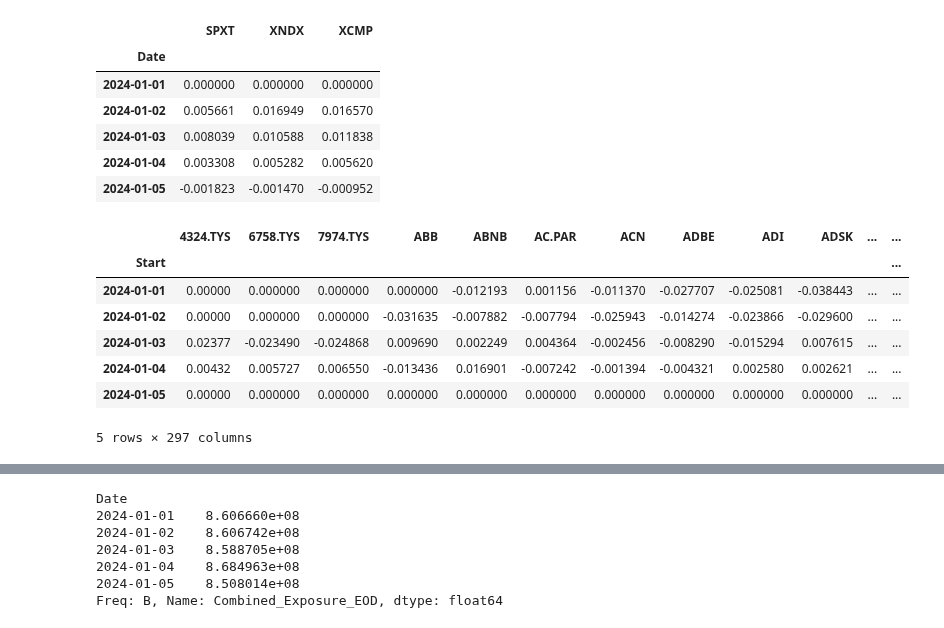
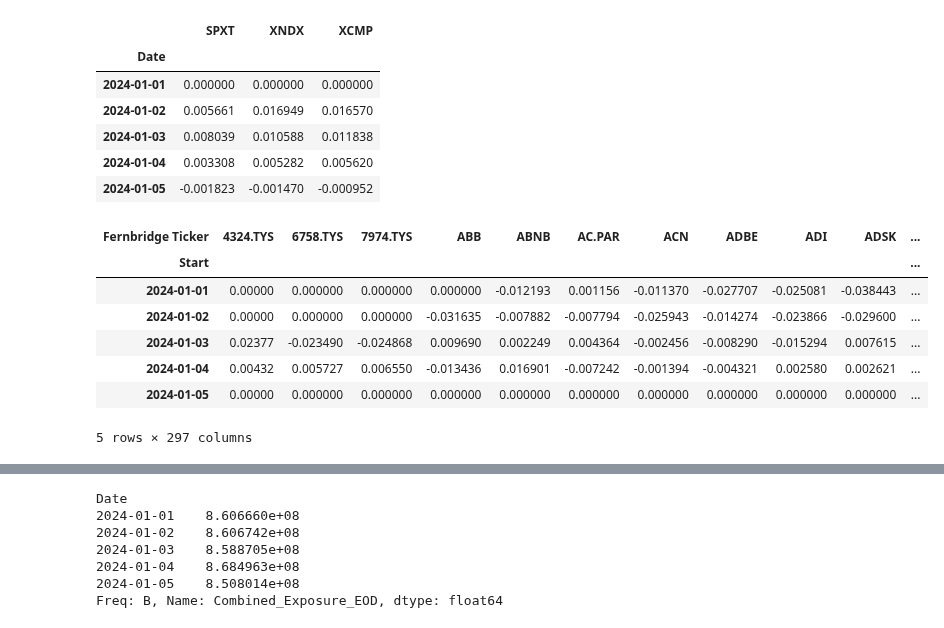
Before and after one commit to sparshsah/foggy-demo, a Jupyter notebook: demo/playground/fcm-dev-trader-case.ipynb, the cells around one changed output, grey strips where cells are left out. Drawn from its saved outputs; the diff is of its cells as text; code cells hidden in the pictures.

```diff
--- a/demo/playground/fcm-dev-trader-case.ipynb
+++ b/demo/playground/fcm-dev-trader-case.ipynb
@@ -96,40 +98,41 @@ def get_excess_returns_for_stocks(
     """Get excess returns for stocks, provided a financing rate."""
     r = pd.read_excel(
         DATA_FILENAME,
         sheet_name="Raw Market Data",
         usecols="H,O:KY",
         index_col=0,
         skiprows=2,
     )
     # drop blank first row
     r = r.iloc[1:, :]
     r = r.asfreq(freq="D")
     r = r.fillna(0)
     # Get rid of spurious zero returns over weekends.
     # TODO(sparsh): Take into account trading holidays
     #     using e.g. `holidays` or `pandas-market-calendars`.
     r = r.asfreq(freq="B")
     xr = r - financing_rate
     # rename
     unmapped_tickers = xr.columns.difference(
         mapping_from_bbg_to_fernbridge_ticker.index
     )
     if not unmapped_tickers.empty:
         raise RuntimeError(f"Unmapped tickers! {unmapped_tickers}")
     xr = xr.rename(columns=mapping_from_bbg_to_fernbridge_ticker)
+    xr = xr.loc[:, universe.index]
     return xr
 
 
 excess_returns_for_stocks = get_excess_returns_for_stocks()
 excess_returns_for_stocks.head()
 # %% [output]
-|  | 4324.TYS | 6758.TYS | 7974.TYS | ABB | ABNB | AC.PAR | ACN | ADBE | ADI | ADSK | ... | ... |
-| Start |  |  |  |  |  |  |  |  |  |  |  | ... |
-| 2024-01-01 | 0.00000 | 0.000000 | 0.000000 | 0.000000 | -0.012193 | 0.001156 | -0.011370 | -0.027707 | -0.025081 | -0.038443 | ... | ... |
-| 2024-01-02 | 0.00000 | 0.000000 | 0.000000 | -0.031635 | -0.007882 | -0.007794 | -0.025943 | -0.014274 | -0.023866 | -0.029600 | ... | ... |
-| 2024-01-03 | 0.02377 | -0.023490 | -0.024868 | 0.009690 | 0.002249 | 0.004364 | -0.002456 | -0.008290 | -0.015294 | 0.007615 | ... | ... |
-| 2024-01-04 | 0.00432 | 0.005727 | 0.006550 | -0.013436 | 0.016901 | -0.007242 | -0.001394 | -0.004321 | 0.002580 | 0.002621 | ... | ... |
-| 2024-01-05 | 0.00000 | 0.000000 | 0.000000 | 0.000000 | 0.000000 | 0.000000 | 0.000000 | 0.000000 | 0.000000 | 0.000000 | ... | ... |
+| Fernbridge Ticker | 4324.TYS | 6758.TYS | 7974.TYS | ABB | ABNB | AC.PAR | ACN | ADBE | ADI | ADSK | ... |
+| Start |  |  |  |  |  |  |  |  |  |  | ... |
+| 2024-01-01 | 0.00000 | 0.000000 | 0.000000 | 0.000000 | -0.012193 | 0.001156 | -0.011370 | -0.027707 | -0.025081 | -0.038443 | ... |
+| 2024-01-02 | 0.00000 | 0.000000 | 0.000000 | -0.031635 | -0.007882 | -0.007794 | -0.025943 | -0.014274 | -0.023866 | -0.029600 | ... |
+| 2024-01-03 | 0.02377 | -0.023490 | -0.024868 | 0.009690 | 0.002249 | 0.004364 | -0.002456 | -0.008290 | -0.015294 | 0.007615 | ... |
+| 2024-01-04 | 0.00432 | 0.005727 | 0.006550 | -0.013436 | 0.016901 | -0.007242 | -0.001394 | -0.004321 | 0.002580 | 0.002621 | ... |
+| 2024-01-05 | 0.00000 | 0.000000 | 0.000000 | 0.000000 | 0.000000 | 0.000000 | 0.000000 | 0.000000 | 0.000000 | 0.000000 | ... |
 5 rows × 297 columns
 # %%
 def _get_pflio_dta() -> pd.DataFrame:
```
Also changed, not shown: parts of 2 cells of this notebook.
